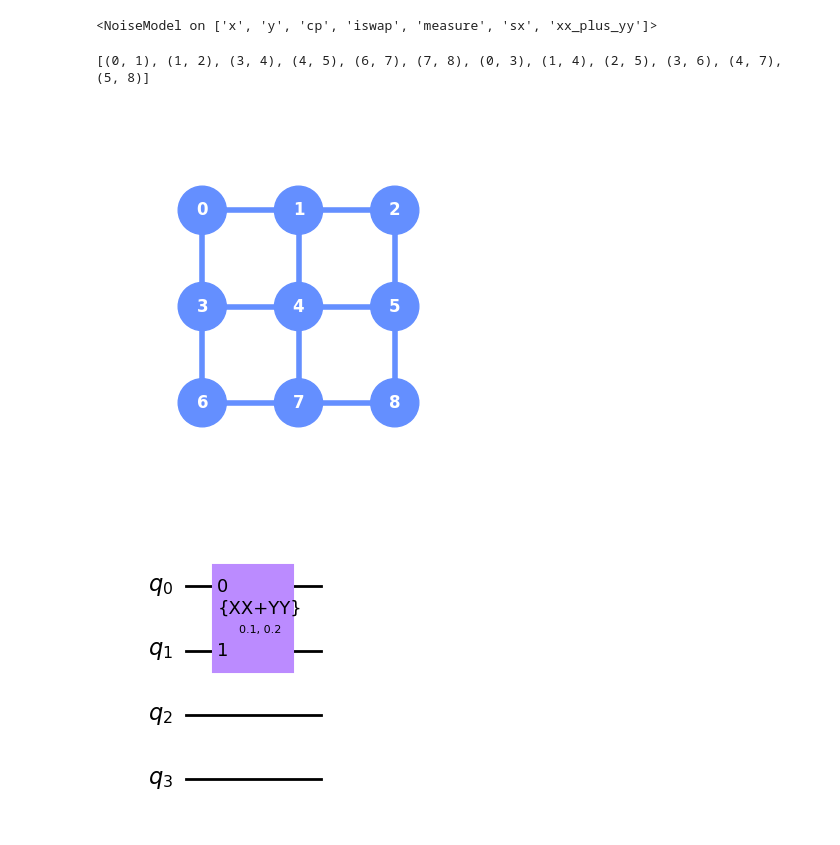
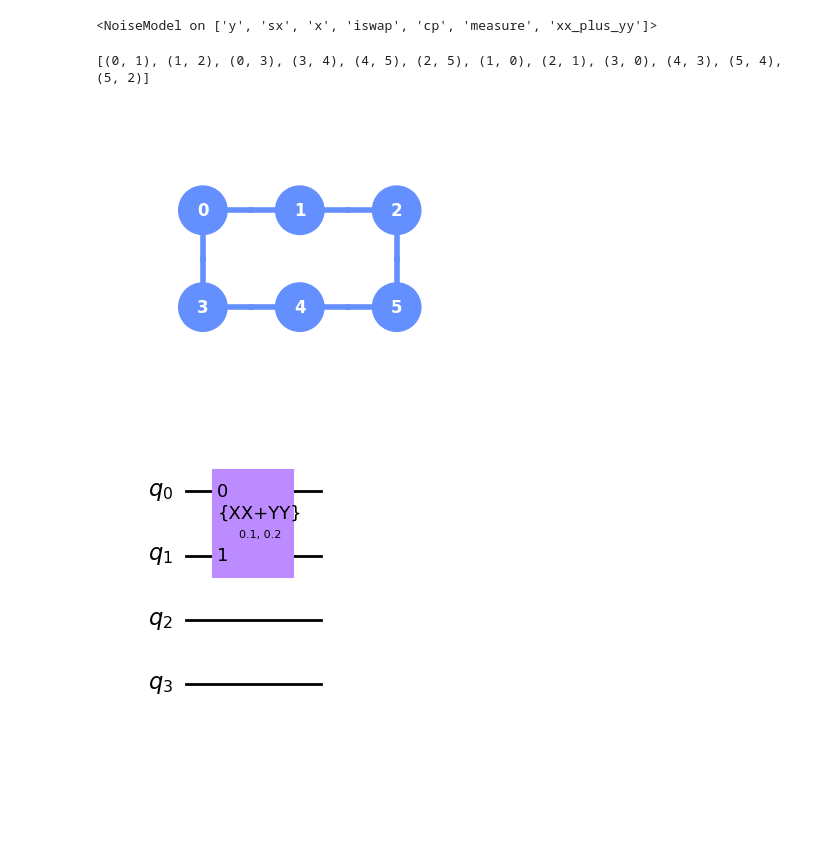
Before and after one commit to thilomueller/QETU, a Jupyter notebook: test_transpiler.ipynb, the cells around one changed output. Cells and saved outputs as stored; diff of their text form; code cells hidden in the pictures; blank space fills up the shorter version.

Commit message:
created new fake backend for the 9 qubit grid and restructured ring backend

```diff
--- a/test_transpiler.ipynb
+++ b/test_transpiler.ipynb
@@ -17,16 +17,16 @@ from wmi_backend import *
 # %%
-backend = FakeWMI()
+backend = WMIBackendRing()
 noise_model = NoiseModel.from_backend(backend)
 noise_model
 # %% [output]
-<NoiseModel on ['x', 'y', 'cp', 'iswap', 'measure', 'sx', 'xx_plus_yy']>
+<NoiseModel on ['y', 'sx', 'x', 'iswap', 'cp', 'measure', 'xx_plus_yy']>
 # %%
 num_qubits = backend.n_qubits
-qubit_coordinates = [[0, 0], [0, 1], [0, 2], [1, 0], [1, 1], [1, 2], [2, 0], [2, 1], [2, 2]]
+qubit_coordinates = [[0, 0], [0, 1], [0, 2], [1, 0], [1, 1], [1, 2]]
 coupling_map = backend.coupling_map
 print(coupling_map)
 plot_coupling_map(num_qubits, qubit_coordinates, coupling_map)
 # %% [output]
-[(0, 1), (1, 2), (3, 4), (4, 5), (6, 7), (7, 8), (0, 3), (1, 4), (2, 5), (3, 6), (4, 7), (5, 8)]
+[(0, 1), (1, 2), (0, 3), (3, 4), (4, 5), (2, 5), (1, 0), (2, 1), (3, 0), (4, 3), (5, 4), (5, 2)]
-[figure, old version]
+[figure, new version]
 # %%
```
Also changed, not shown: parts of 4 cells of this notebook, 2 other files.
